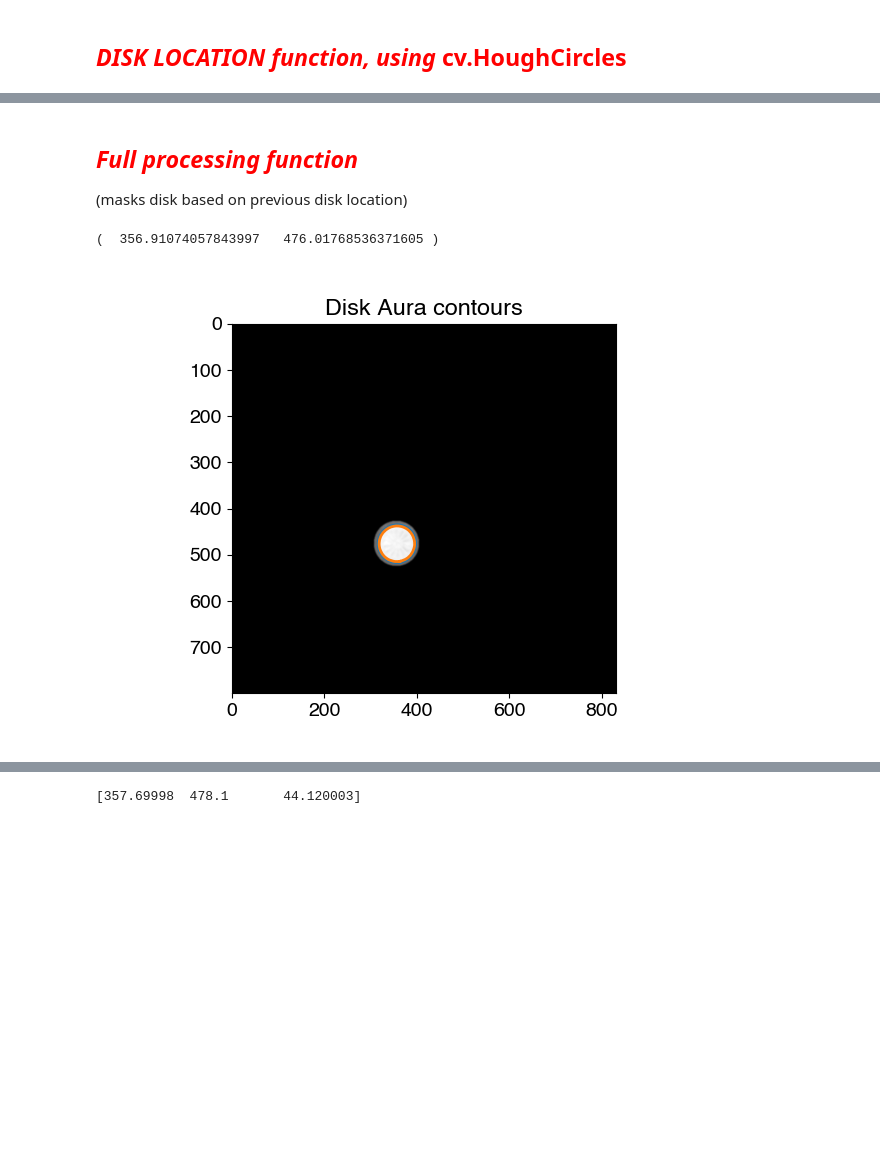
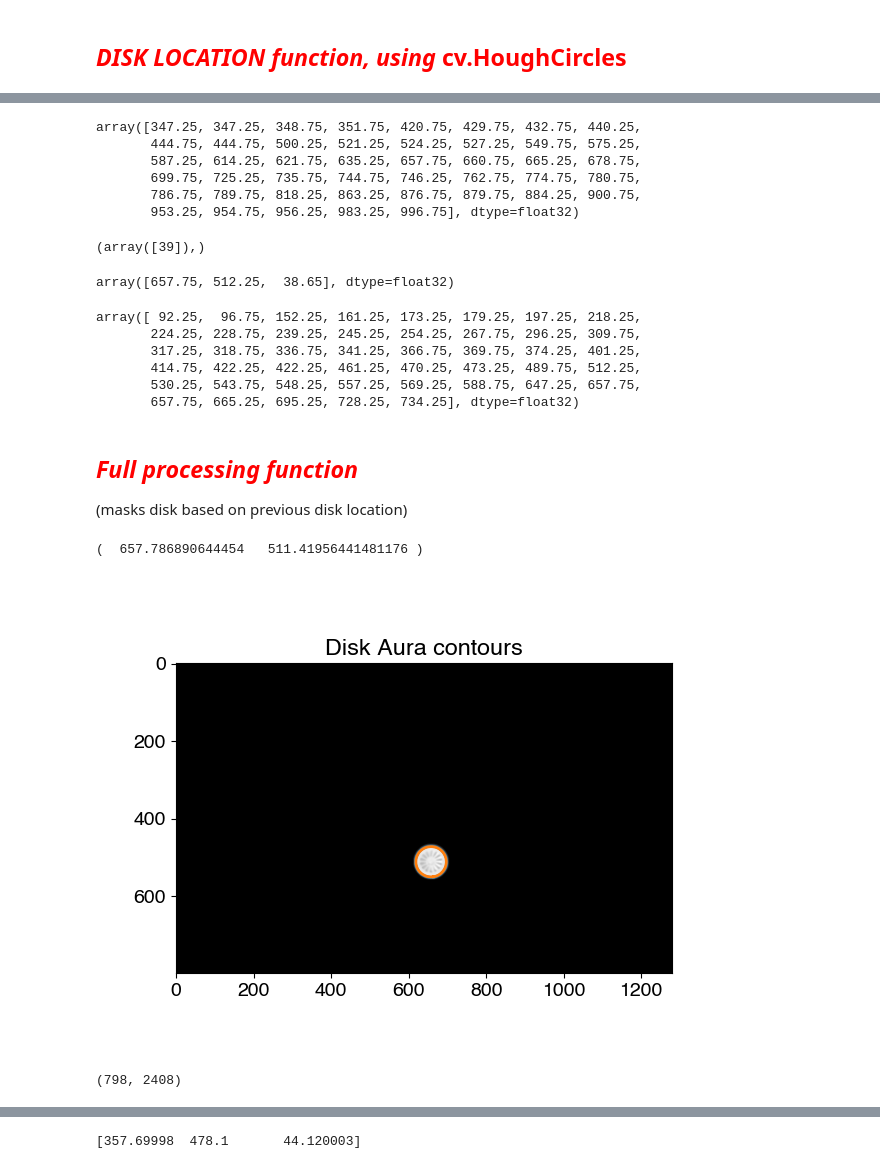
Before and after one commit to fvegar/brownian, a Jupyter notebook: brownian.ipynb, the cells around one changed output, grey strips where cells are left out. Cells and saved outputs as stored; diff of their text form; code cells hidden in the pictures; blank space fills up the shorter version.

Commit message:
Add files via upload
publicity image CommsPhys

```diff
--- a/brownian.ipynb
+++ b/brownian.ipynb
@@ -68,3 +68,10 @@ Frame([[158, 150, 162, ..., 173, 169, 145],
        [200, 195, 187, ..., 174, 132, 138],
        [189, 189, 187, ..., 133, 115, 111],
        [189, 170, 181, ..., 102,  99, 106]], dtype=uint16)
+# %%
+video = pims.Cine('/home/fvega/Datos/blades/movies/serieAspas_N45_p23_fps250_1.cine')
+print('\npixel type is: ', video.pixel_type)
+print('\nmovie length is : ', video.len())
+print('\nimage resolution is: ', video.frame_shape, ' (X ,Y )\n')
+print('\nfirst frame image:\n')
+video[0]
@@ -242,8 +273,8 @@ array([0.        , 0.00133332, 0.00266664, 0.00399996, 0.00533329])
 def black_frame(LX, LY, datatype):
     return np.zeros((LY,LX), dtype=datatype)
 
-black = black_frame(832, 800, np.uint8)
-black16 = black_frame(832, 800, np.uint16)
+black = black_frame(video.frame_shape[0], video.frame_shape[1], np.uint8)
+black16 = black_frame(video.frame_shape[0], video.frame_shape[1], np.uint16)
 # %%
 cvdisplay(black,1)
 # %%
@@ -252,12 +283,14 @@ def circle_mask(x0, y0, R, image, base_frame):
     mask = cv.circle(np.copy(base_frame), (round(x0),round(y0)), round(R), 255, -1) )
     # np.copy is necessary; otherwise cv.circle modifies base_frame
 # %%
-LX = int(np.shape(video[0])[1])
-LY = int(np.shape(video[0])[0])
+LX = int(video.frame_shape[0])
+LY = int(video.frame_shape[1])
+ex0 = 10 # system center eccentricity (X)
+ey0 = 0 # idem, for Y
 
 # center the circle
-x0 = int(LX/2)
-y0 = int(LY/2)
+x0 = int(LX/2) + ex0
+y0 = int(LY/2) + ey0
 #
 R = int(np.min(np.shape(video[0]))/2)
 
@@ -302,9 +397,35 @@ for i in range(6):
+# %%
+np.sort(disks.T[0])
+# %% [output]
+array([347.25, 347.25, 348.75, 351.75, 420.75, 429.75, 432.75, 440.25,
+       444.75, 444.75, 500.25, 521.25, 524.25, 527.25, 549.75, 575.25,
+       587.25, 614.25, 621.75, 635.25, 657.75, 660.75, 665.25, 678.75,
+       699.75, 725.25, 735.75, 744.75, 746.25, 762.75, 774.75, 780.75,
+       786.75, 789.75, 818.25, 863.25, 876.75, 879.75, 884.25, 900.75,
+       953.25, 954.75, 956.25, 983.25, 996.75], dtype=float32)
+# %%
+np.where( (disks.T[0]>657) & (disks.T[0]<658))
+# %% [output]
+(array([39]),)
+# %%
+disks[39]
+# %% [output]
+array([657.75, 512.25,  38.65], dtype=float32)
+# %%
+np.sort(disks.T[1])
+# %% [output]
+array([ 92.25,  96.75, 152.25, 161.25, 173.25, 179.25, 197.25, 218.25,
+       224.25, 228.75, 239.25, 245.25, 254.25, 267.75, 296.25, 309.75,
+       317.25, 318.75, 336.75, 341.25, 366.75, 369.75, 374.25, 401.25,
+       414.75, 422.25, 422.25, 461.25, 470.25, 473.25, 489.75, 512.25,
+       530.25, 543.75, 548.25, 557.25, 569.25, 588.75, 647.25, 657.75,
+       657.75, 665.25, 695.25, 728.25, 734.25], dtype=float32)
 # %% [markdown]
 ## <span style="color:red"> *Full processing function* </span>
 (masks disk based on previous disk location)
 # %%
 # initial disk detection, by detecting circle (OpenCV, see cell above and below for iteration)
-disk = locate_disk( cv.convertScaleAbs(masked_frame), 1.5, 50, 37, 43)[0]
+disk = locate_disk( cv.convertScaleAbs(masked_frame), 1.5, 50, 37, 43)[39]
 # circular mask (OpenCV), 20% bigger than detected disk
 masked_disk = circle_mask(disk[0], disk[1], disk[2]*1.2, masked_frame, black)
 # blur masked disk
@@ -350,32 +471,33 @@ masked_disk = cv.bitwise_and(masked_disk, masked_disk, mask = disk_mask)
 disk_mask = np.zeros(masked_disk.shape)
 
 xx, yy = scikit.draw.polygon(contour_in[0][:, 0], contour_in[0][:, 1], disk_mask.shape)
 disk_mask[xx, yy] = 255
 disk_mask = disk_mask.astype(np.uint8)
 # disk inside disk border  (aura masked out)
 masked_disk_2 = cv.bitwise_and(masked_disk,masked_disk,mask=disk_mask)
 
 # pixel average of disk inside disk border: m00/sum of non-black px
 px_avg_disk_2 = cv.moments(masked_disk_2)['m00']/np.sum(cv.threshold(masked_disk_2, 100,1,cv.THRESH_BINARY)[1])
 px_avg_disk_2 = round(px_avg_disk_2)
 # replace inner full disk pixels with px avg
 masked_disk_2 = cv.threshold(masked_disk_2,100,px_avg_disk_2,cv.THRESH_BINARY)[1]
 
 # create inverse disk inner disk mask, with px avg, for selection only the aura
 disk_mask_2 = cv.threshold(masked_disk_2,0,255,cv.THRESH_BINARY_INV)[1].astype(np.uint8)
 # create (mask) disk aura
 disk_aura = cv.bitwise_and(masked_disk, masked_disk, mask=disk_mask_2)
 # add disk aura + averaged inner mask
 disk_for_xy = cv.add(masked_disk_2,disk_aura)
 # obtain mass center from these 2 images sum. mass center is the improved disk center location
 momentos = cv.moments(disk_for_xy) # save moments of aura + inner avg disk mask
 dx0 = momentos['m10']/momentos['m00'] # mass center, X
 dy0 = momentos['m01']/momentos['m00'] # mass center, Y
 print('( ', dx0,' ', dy0, ') \n')
 
+
 # draw results, adding system boundary and improved disk center location over masked_disk frame
 pointed_disk = circle_line(dx0,dy0,1, 255,0,0, 1, masked_disk)
 cvdisplay( cv.circle( pointed_disk, (x0,y0), R, (0,0,255), 2), 0 )
 # %% [output]
-(  356.91074057843997   476.01768536371605 )
+(  657.786890644454   511.41956441481176 )
-[figure, old version]
+[figure, new version]
@@ -388,0 +525,4 @@ cvdisplay(img_erode, 0)
+# %%
+np.shape(fig4s[:,:,2])
+# %% [output]
+(798, 2408)
```
Also changed, not shown: parts of 45 cells of this notebook.
